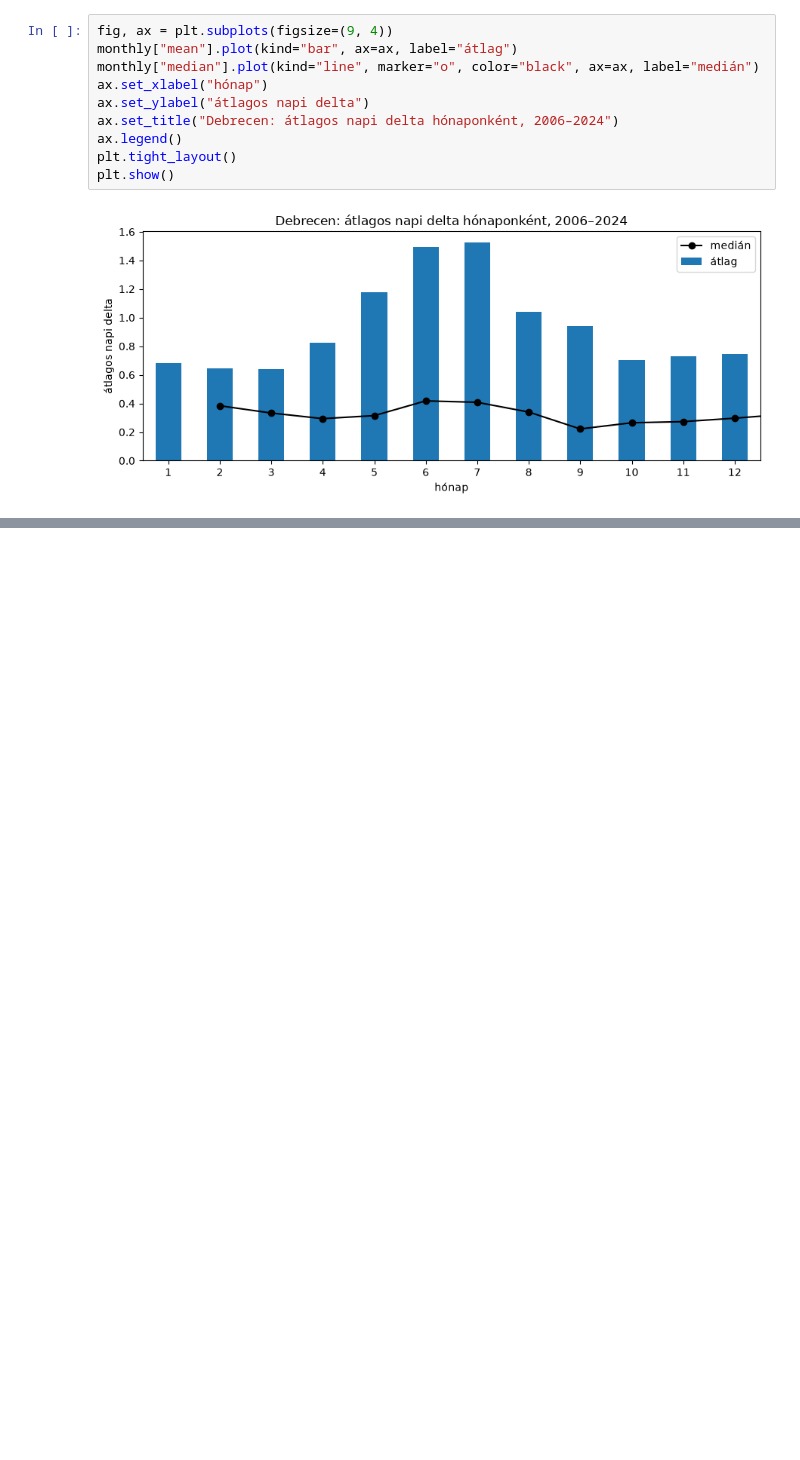
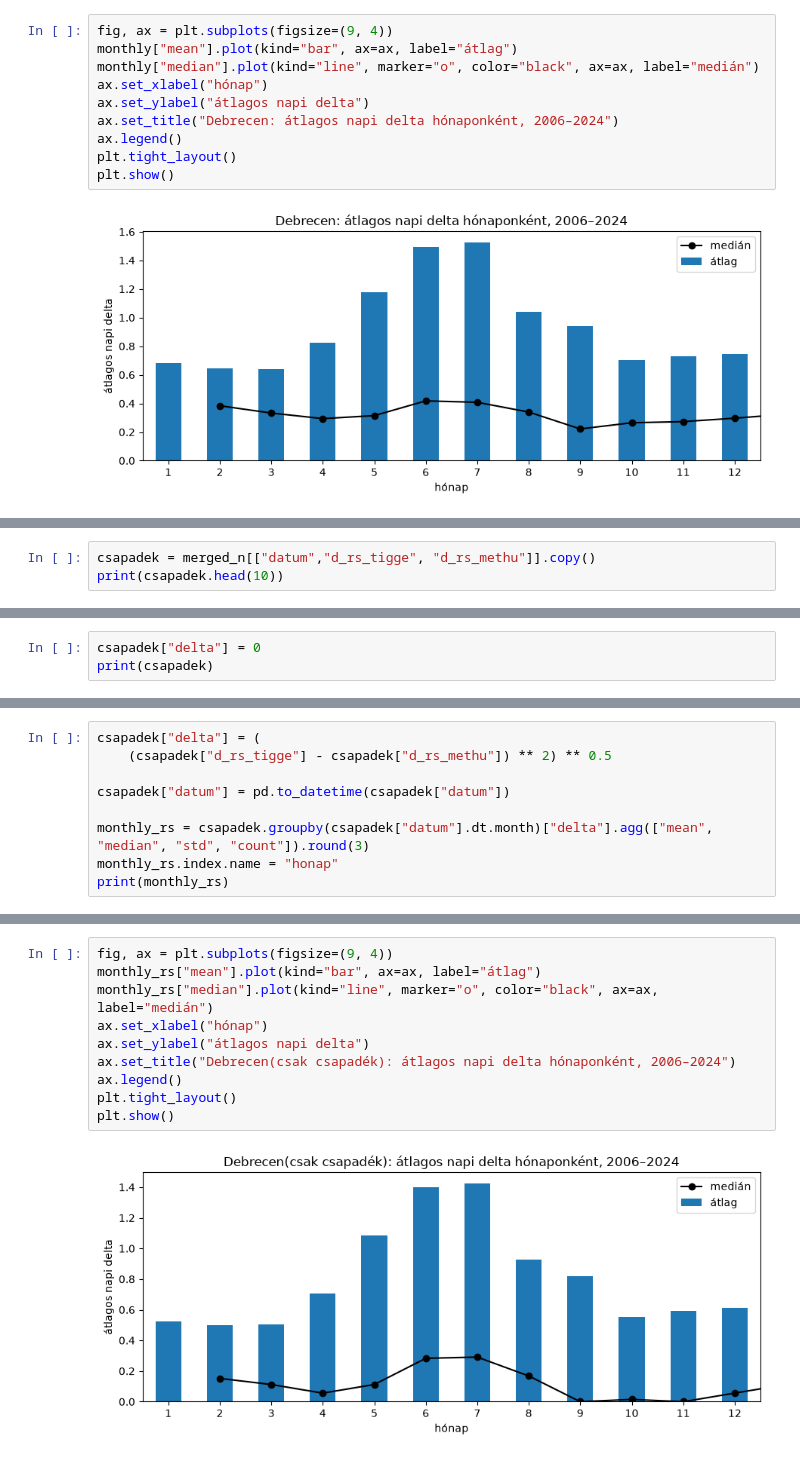
Before and after one commit to horvathcsaba0628/fisher_info_research, a Jupyter notebook: src/comparison_analying.ipynb, the cells around one changed output, grey strips where cells are left out. Saved outputs shown, nothing was run; the diff lists cells and outputs as text; blank space fills up the shorter version.

```diff
--- a/src/comparison_analying.ipynb
+++ b/src/comparison_analying.ipynb
@@ -681,0 +724,3 @@ plt.show()
+# %%
+csapadek = merged_n[["datum","d_rs_tigge", "d_rs_methu"]].copy()
+print(csapadek.head(10))
@@ -681,0 +739,3 @@ plt.show()
+# %%
+csapadek["delta"] = 0
+print(csapadek)
@@ -681,0 +757,9 @@ plt.show()
+# %%
+csapadek["delta"] = (
+    (csapadek["d_rs_tigge"] - csapadek["d_rs_methu"]) ** 2) ** 0.5
+
+csapadek["datum"] = pd.to_datetime(csapadek["datum"])
+
+monthly_rs = csapadek.groupby(csapadek["datum"].dt.month)["delta"].agg(["mean", "median", "std", "count"]).round(3)
+monthly_rs.index.name = "honap"
+print(monthly_rs)
@@ -681,0 +781,12 @@ plt.show()
+# %%
+fig, ax = plt.subplots(figsize=(9, 4))
+monthly_rs["mean"].plot(kind="bar", ax=ax, label="átlag")
+monthly_rs["median"].plot(kind="line", marker="o", color="black", ax=ax, label="medián")
+ax.set_xlabel("hónap")
+ax.set_ylabel("átlagos napi delta")
+ax.set_title("Debrecen(csak csapadék): átlagos napi delta hónaponként, 2006–2024")
+ax.legend()
+plt.tight_layout()
+plt.show()
+# %% [output]
+[figure, added]
```
Also changed, not shown: parts of 18 cells of this notebook, 3 other files.
